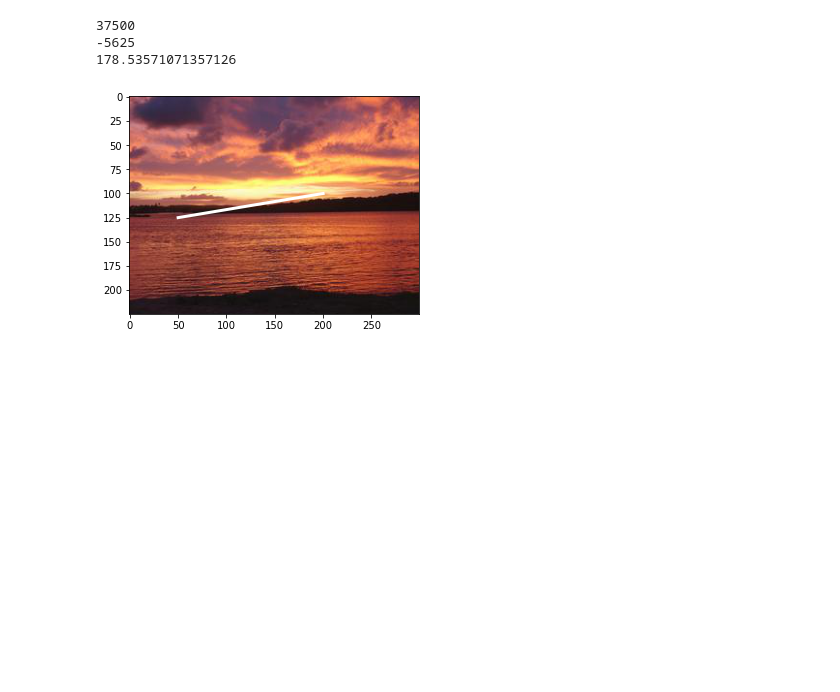
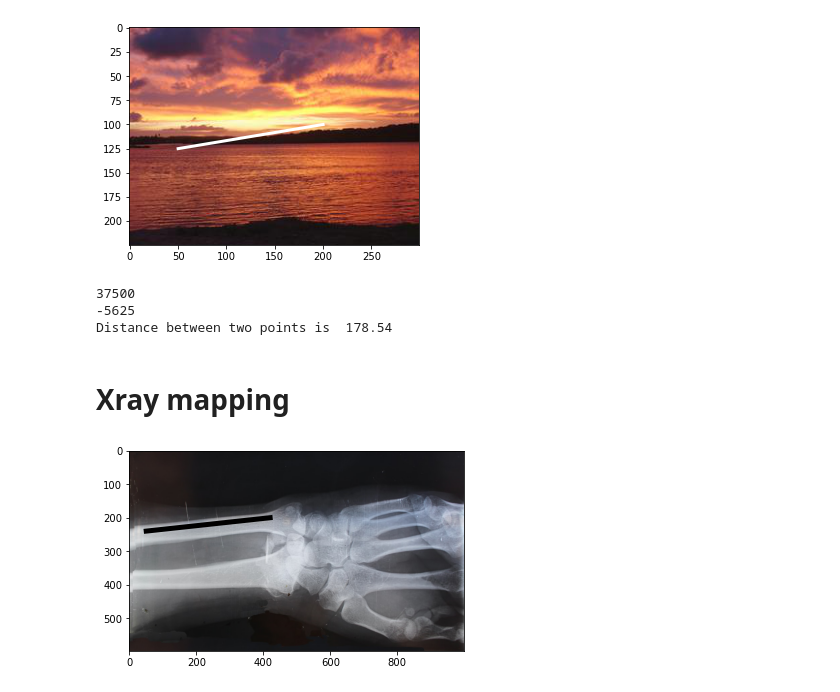
Before and after one commit to OfficialAnujMore/XRay-Plotter, a Jupyter notebook: Plot.ipynb, the cells around one changed output. Saved outputs shown, nothing was run; the diff lists cells and outputs as text; code cells hidden in the pictures; blank space fills up the shorter version.

Commit message:
Line plotted on Xray image

```diff
--- a/Plot.ipynb
+++ b/Plot.ipynb
@@ -16,17 +16,33 @@ x = [50, 200]
 y = [125, 100]
 #    y1, y2
 plt.plot(x, y, color="white", linewidth=3)
-xVal = (x[1]**2-x[0]**2)
-yVal = (y[1]**2-y[0]**2)
-
-print(xVal)
-print(yVal)
-ans = math.sqrt(xVal+yVal)
-print(ans)
 plt.imshow(data)
 plt.show()
 # %% [output]
-37500
--5625
-178.53571071357126
 [figure]
+# %%
+xVal = (x[1]**2-x[0]**2)
+yVal = (y[1]**2-y[0]**2)
+
+print(xVal)
+print(yVal)
+ans = math.sqrt(xVal+yVal)
+print("Distance between two points is ",round(ans,2))
+# %% [output]
+37500
+-5625
+Distance between two points is  178.54
+# %% [markdown]
+# Xray mapping
+# %%
+xrayImage = image.imread('handXray.jfif')
+# %%
+x = [50, 420]
+#    x1, x2
+y = [240, 200]
+#    y1, y2
+plt.plot(x, y, color="black", linewidth=5)
+plt.imshow(xrayImage)
+plt.show()
+# %% [output]
+[figure, added]
```
Also changed, not shown: parts of 1 cell of this notebook, 1 other file.
